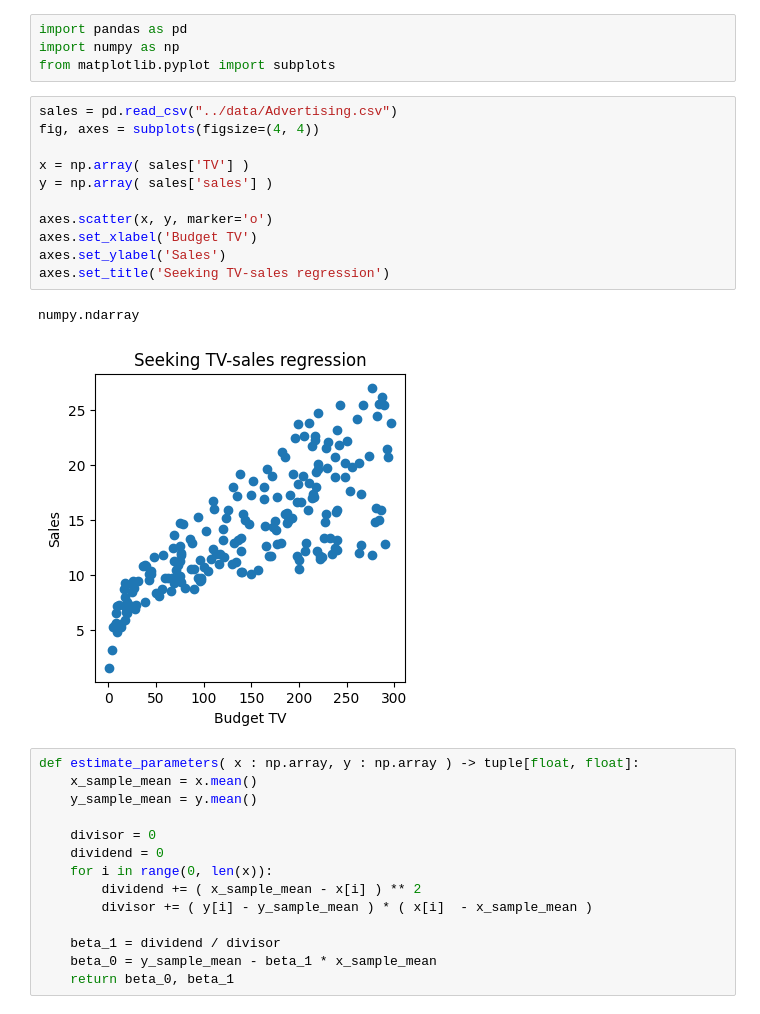
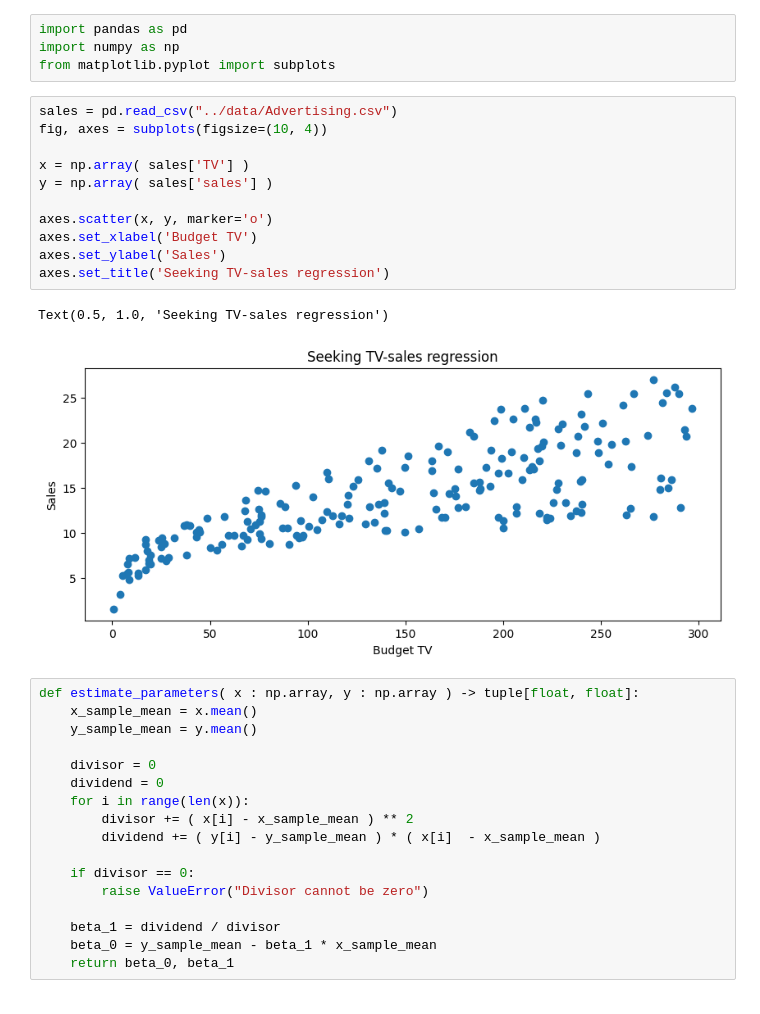
Before and after one commit to gabriel-marchetti/personal, a Jupyter notebook: aula_unicamp/2024_1s/mc886/chapter2/codes/sales.ipynb, the cells around one changed output. Saved outputs shown, nothing was run; the diff lists cells and outputs as text.

```diff
--- a/aula_unicamp/2024_1s/mc886/chapter2/codes/sales.ipynb
+++ b/aula_unicamp/2024_1s/mc886/chapter2/codes/sales.ipynb
@@ -4,18 +4,18 @@ import numpy as np
 from matplotlib.pyplot import subplots
 # %%
 sales = pd.read_csv("../data/Advertising.csv")
-fig, axes = subplots(figsize=(4, 4))
+fig, axes = subplots(figsize=(10, 4))
 
 x = np.array( sales['TV'] )
 y = np.array( sales['sales'] )
 
 axes.scatter(x, y, marker='o')
 axes.set_xlabel('Budget TV')
 axes.set_ylabel('Sales')
 axes.set_title('Seeking TV-sales regression')
 # %% [output]
-numpy.ndarray
+Text(0.5, 1.0, 'Seeking TV-sales regression')
-[figure, old version]
+[figure, new version]
 # %%
 def estimate_parameters( x : np.array, y : np.array ) -> tuple[float, float]:
     x_sample_mean = x.mean()
@@ -23,9 +23,12 @@ def estimate_parameters( x : np.array, y : np.array ) -> tuple[float, float]:
 
     divisor = 0
     dividend = 0
-    for i in range(0, len(x)):
-        dividend += ( x_sample_mean - x[i] ) ** 2
-        divisor += ( y[i] - y_sample_mean ) * ( x[i]  - x_sample_mean )
+    for i in range(len(x)):
+        divisor += ( x[i] - x_sample_mean ) ** 2
+        dividend += ( y[i] - y_sample_mean ) * ( x[i]  - x_sample_mean )
+
+    if divisor == 0:
+        raise ValueError("Divisor cannot be zero")
 
     beta_1 = dividend / divisor
     beta_0 = y_sample_mean - beta_1 * x_sample_mean
```
Also changed, not shown: parts of 1 cell of this notebook, 2 other files.
